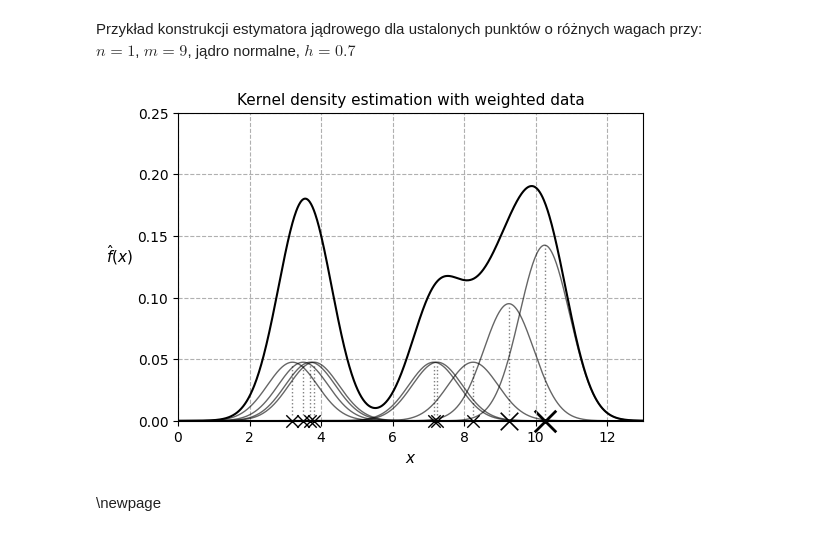
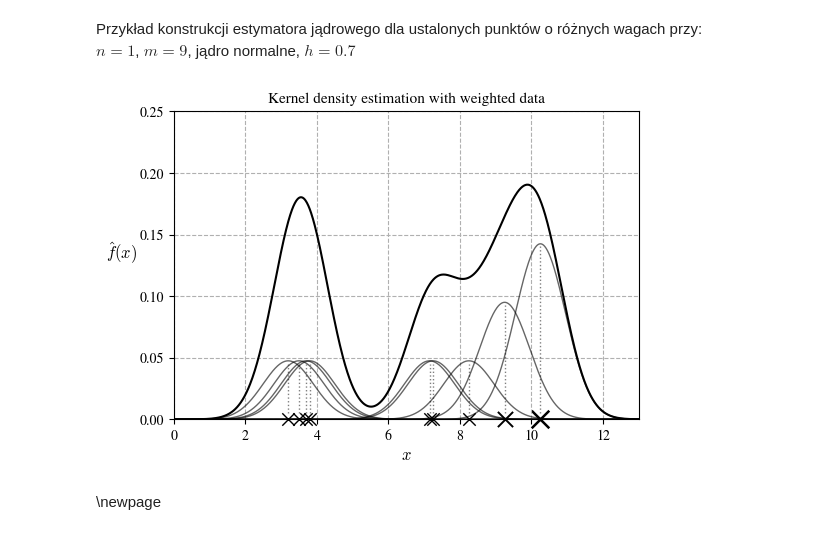
Before and after one commit to krystianfranus/kde-learn, a Jupyter notebook: notebooks/PhD_notes_kde.ipynb, the cells around one changed output. Saved outputs shown, nothing was run; the diff lists cells and outputs as text; code cells hidden in the pictures.

```diff
--- a/notebooks/PhD_notes_kde.ipynb
+++ b/notebooks/PhD_notes_kde.ipynb
@@ -19,6 +19,11 @@ from sklearn.cluster import KMeans
 
 import warnings
 warnings.filterwarnings("ignore")
+# %%
+import matplotlib
+
+matplotlib.rcParams["mathtext.fontset"] = "cm"  # computer modern (latex default style)
+matplotlib.rcParams["font.family"] = "STIXGeneral"
 # %% [markdown]
 # Estymator jądrowy
 
@@ -121,38 +134,39 @@ $n = 1$, $m=9$, jądro normalne, $h=0.7$
 bandwidth = np.array([0.7])
 
 x1, x2, x3, x4, x5, x6, x7, x8, x9 = 3.2, 3.5, 3.7, 3.8, 7.15, 7.25, 8.25, 9.25, 10.25
 x_train = np.array([x1, x2, x3, x4, x5, x6, x7, x8, x9])[:, None]
 weights_train = np.array([1, 1, 1, 1, 1, 1, 1, 2, 3])
 weights_train = weights_train / weights_train.sum()
 m_train = x_train.shape[0]
 x_grid = np.linspace(0, 13, 1000)[:, None]
 
 plt.figure(figsize=(6, 4), dpi=100)
 
 for i, x_i in enumerate(x_train):
     scores = [weights_train[i] / bandwidth[0] * gaussian((x - x_i) / bandwidth[0]) for x in x_grid]
     plt.plot(x_grid, scores, c="k", linewidth=1, alpha=0.6)
 scores = KDE().fit(x_train, weights_train=weights_train, bandwidth=bandwidth).pdf(x_grid)
 plt.plot(x_grid, scores, c="k")
 plt.scatter(x_train[:-2], x_train[:-2]*0, s=80, marker="x", c="k", clip_on=False, linewidth=1)
-plt.scatter(x_train[-2:-1], x_train[-2:-1]*0, s=160, marker="x", c="k", clip_on=False, linewidth=1.2)
-plt.scatter(x_train[-1:], x_train[-1:]*0, s=240, marker="x", c="k", clip_on=False, linewidth=2)
+plt.scatter(x_train[-2:-1], x_train[-2:-1]*0, s=120, marker="x", c="k", clip_on=False, linewidth=1.4)
+plt.scatter(x_train[-1:], x_train[-1:]*0, s=160, marker="x", c="k", clip_on=False, linewidth=1.8)
 
 for i in range(m_train - 2):
     plt.axvline(x_train[i], ymin=0.02, ymax=0.18, color="k", linewidth=1, linestyle=":", alpha=0.5)
 plt.axvline(x_train[-2], ymin=0.02, ymax=0.37, color="k", linewidth=1, linestyle=":", alpha=0.5)
 plt.axvline(x_train[-1], ymin=0.02, ymax=0.57, color="k", linewidth=1, linestyle=":", alpha=0.5)
 
 plt.title("Kernel density estimation with weighted data", fontsize=11)
 plt.xlim(0, 13)
 plt.ylim(0, 0.25)
-plt.xlabel("$x$", fontsize=11)
-plt.ylabel("$\hat{f}(x)$", rotation=0, labelpad=13, fontsize=11)
+plt.xlabel("$x$", fontsize=12)
+plt.ylabel("$\hat{f}(x)$", rotation=0, labelpad=13, fontsize=12)
 plt.grid(linestyle="--")
 # plt.savefig("../docs/images/kde_construction_weighted.png", dpi=200)
+# plt.savefig("kde_construction_weighted.pdf", format="pdf", bbox_inches="tight")
 plt.show()
 # %% [output]
-[figure, old version]
+[figure, new version]
 # %% [markdown]
 \newpage
 # %% [markdown]
```
Also changed, not shown: parts of 23 cells of this notebook, 15 other files.
